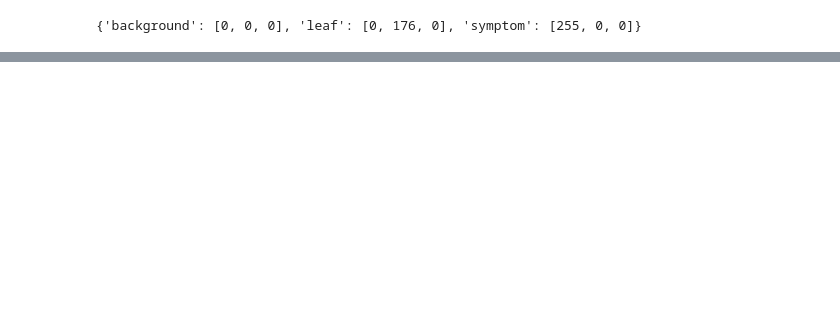
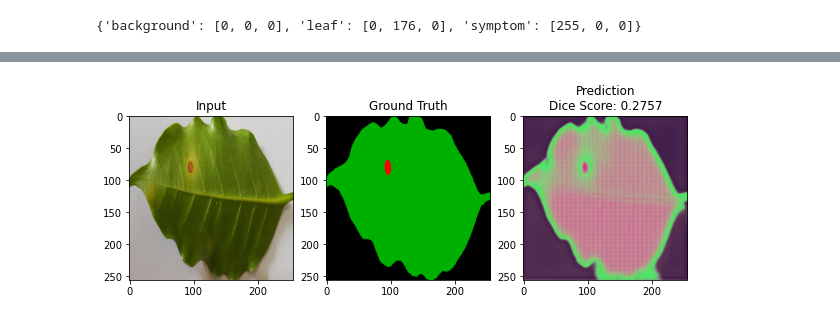
Before and after one commit to FrexG/Coffee-Semantic-Segmentation, a Jupyter notebook: notebooks/2.0-explore-dataloader.ipynb, the cells around one changed output, grey strips where cells are left out. Cells and saved outputs as stored; diff of their text form; code cells hidden in the pictures; blank space fills up the shorter version.

Commit message:
Trained unet model for 5 epochs

```diff
--- a/notebooks/2.0-explore-dataloader.ipynb
+++ b/notebooks/2.0-explore-dataloader.ipynb
@@ -63,0 +82,9 @@ axs[1].imshow(mask.permute(1,2,0),"gray")
+# %%
+# Define the unet model
+from models.unet import UNet
+unet_model = UNet(3,3)
+# %%
+# Define optimizer
+import torch.nn as nn
+import torch.optim as optim
+opt = optim.Adam(unet_model.parameters(),lr=0.001)
@@ -63,0 +105,30 @@ axs[1].imshow(mask.permute(1,2,0),"gray")
+# %%
+# Define the device
+device = torch.device("mps")
+# %%
+# Train the model for 5 epochs
+trained_mode,history = train(model=unet_model,criterion=calc_dice_loss,opt=opt,train_loader=train_loader,
+test_loader=test_loader,train_data_len=len(train_dataset),test_data_len=len(test_dataset),batch_size=16,device=device,num_epoch=5)
+# %%
+trained_mode.eval()
+image,mask = CoffeeDataset(test_dataframe,annotation_info,transform)[random.randint(0,len(test_dataframe)-1)]
+image = image.unsqueeze(0)
+mask = mask.unsqueeze(0)
+with torch.no_grad():
+    image = image.to(device)
+    mask = mask.to(device)
+    pred = trained_mode(image)
+    dice_loss = calc_dice_loss(pred,mask)
+    image = image.squeeze(0)
+    mask = mask.squeeze(0)
+    pred = pred.squeeze(0)
+    # Give the figure a title and axis labels
+    fig,axs = plt.subplots(1,3,figsize=(10,10))
+    axs[0].imshow(image.cpu().permute(1,2,0),cmap="gray")
+    axs[0].set_title("Input")
+    axs[1].imshow(mask.cpu().permute(1,2,0),cmap="gray")
+    axs[1].set_title("Ground Truth")
+    axs[2].imshow(pred.cpu().permute(1,2,0),cmap="gray")
+    axs[2].set_title(f"Prediction\nDice Score: {round(1-dice_loss.data.item(),4)}")
+# %% [output]
+[figure, added]
```
Also changed, not shown: parts of 12 cells of this notebook, 2 other files.
